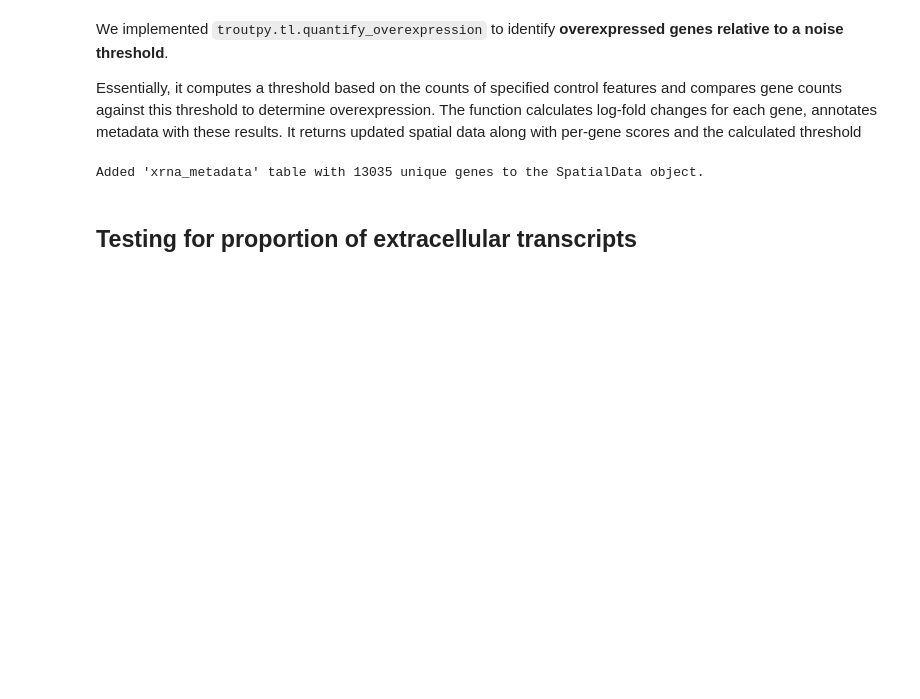
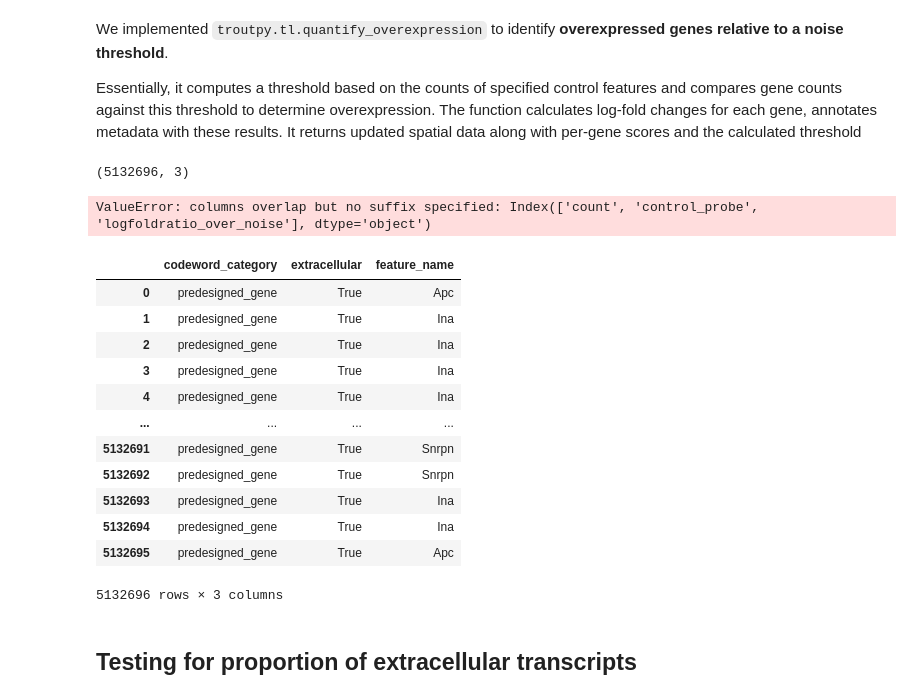
Before and after one commit to theislab/troutpy, a Jupyter notebook: notebooks/spatialdata_tutorials/4_quantify_exRNA.ipynb, the cells around one changed output. Drawn from its saved outputs; the diff is of its cells as text; code cells hidden in the pictures; blank space fills up the shorter version.

```diff
--- a/notebooks/spatialdata_tutorials/4_quantify_exRNA.ipynb
+++ b/notebooks/spatialdata_tutorials/4_quantify_exRNA.ipynb
@@ -27,13 +26,31 @@ control_codewords = ["negative_control_probe", "unassigned_codeword", "deprecate
 troutpy.tl.quantify_overexpression(
     sdata,
     layer="transcripts",
-    codeword_column="codeword_category",
+    codeword_key="codeword_category",
     control_codewords=control_codewords,
-    gene_id_column="feature_name",
+    gene_key="feature_name",
     percentile_threshold=99.99,
 )
 # %% [output]
-Added 'xrna_metadata' table with 13035 unique genes to the SpatialData object.
+(5132696, 3)
+ValueError: columns overlap but no suffix specified: Index(['count', 'control_probe', 'logfoldratio_over_noise'], dtype='object')
+# %%
+import numpy as np
+sdata.points['transcripts'][np.unique(['feature_name','codeword_category','extracellular']).tolist()].compute()
+# %% [output]
+|  | codeword_category | extracellular | feature_name |
+| 0 | predesigned_gene | True | Apc |
+| 1 | predesigned_gene | True | Ina |
+| 2 | predesigned_gene | True | Ina |
+| 3 | predesigned_gene | True | Ina |
+| 4 | predesigned_gene | True | Ina |
+| ... | ... | ... | ... |
+| 5132691 | predesigned_gene | True | Snrpn |
+| 5132692 | predesigned_gene | True | Snrpn |
+| 5132693 | predesigned_gene | True | Ina |
+| 5132694 | predesigned_gene | True | Ina |
+| 5132695 | predesigned_gene | True | Apc |
+5132696 rows × 3 columns
 # %% [markdown]
 ## Testing for proportion of extracellular transcripts
 # %% [markdown]
```
Also changed, not shown: parts of 6 cells of this notebook, 9 other files.
